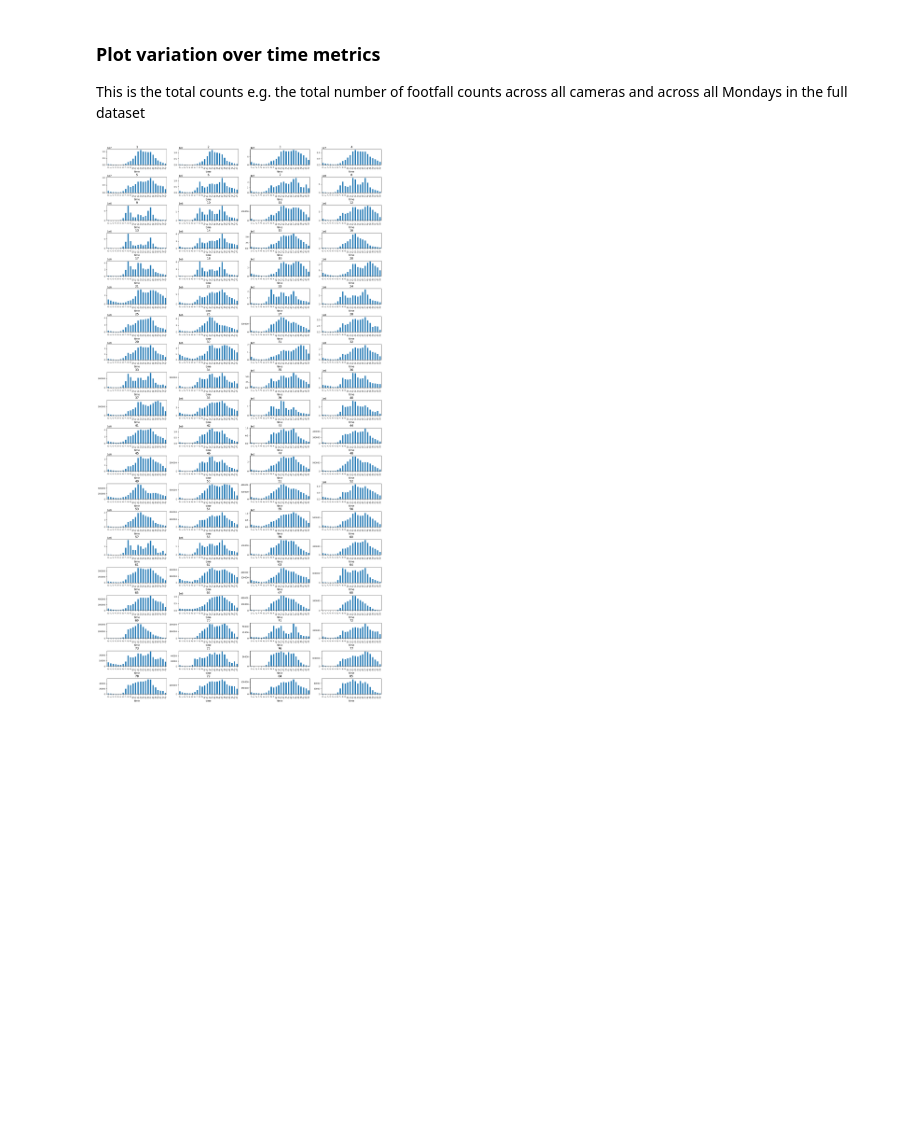
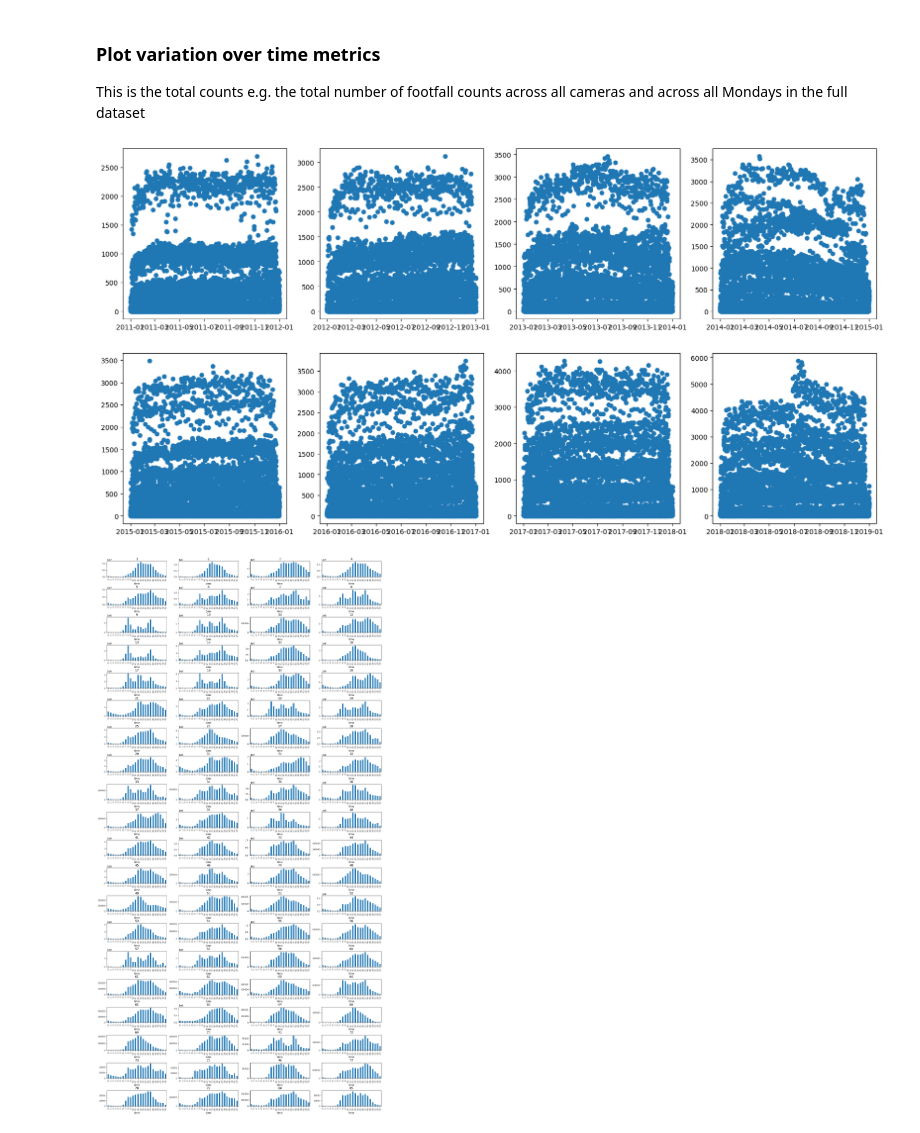
Before and after one commit to nickmalleson/footfall, a Jupyter notebook: MelbourneAnalysis/2. AnalysingData/ExploringFootfallDistribution.ipynb, the cells around one changed output. Drawn from its saved outputs; the diff is of its cells as text; code cells hidden in the pictures; blank space fills up the shorter version.

```diff
--- a/MelbourneAnalysis/2. AnalysingData/ExploringFootfallDistribution.ipynb
+++ b/MelbourneAnalysis/2. AnalysingData/ExploringFootfallDistribution.ipynb
@@ -172,7 +172,15 @@ This is the total counts e.g. the total number of footfall counts across all cam
 # %%
 timeMetrics = ['time', 'weekday','week_of_year', 'month', 'year']
 # %%
-sensor_data_57 = sensor_data[sensor_data['sensor_id']==2]
+sensor_data_57 = sensor_data[sensor_data['sensor_id']==9]
+# %%
+fig, axs = plt.subplots(2, 4, figsize = (20,10))
+years = np.unique(sensor_data_57['year'])
+for i, ax in enumerate(axs.flat):
+    this_yr = sensor_data_57[sensor_data_57['year']==years[i]]
+    ax.scatter(this_yr['datetime'], this_yr['hourly_counts'])
+# %% [output]
+[figure, added]
 # %%
 fig, axs = plt.subplots(20, 4, figsize = (20,40))
 plt.subplots_adjust(hspace=0.8)
```
Also changed, not shown: 1 other file.
